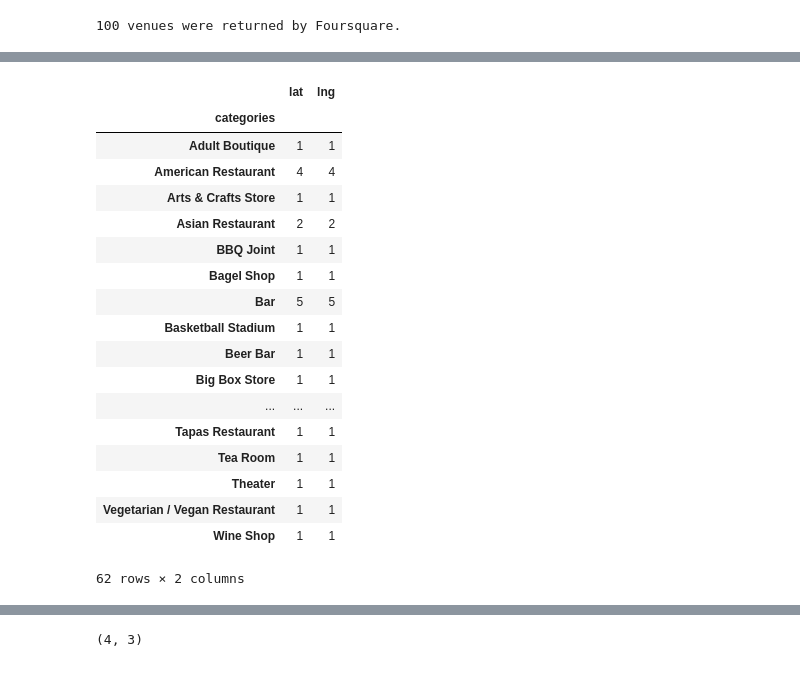
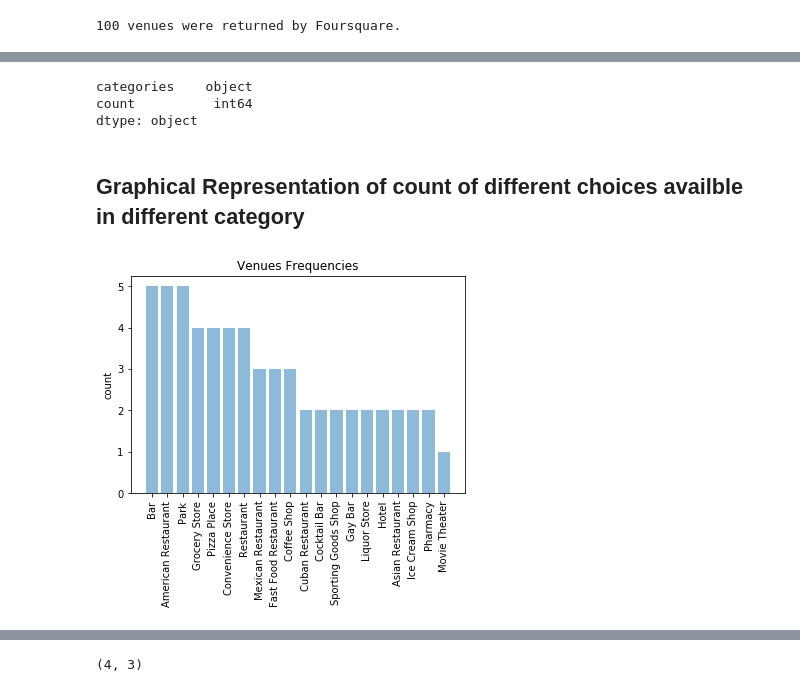
Before and after one commit to shilpisirohi12/Coursera_Capstone, a Jupyter notebook: The battle Of Neighbourhood (Capstone Project).ipynb, the cells around one changed output, grey strips where cells are left out. Saved outputs shown, nothing was run; the diff lists cells and outputs as text; code cells hidden in the pictures.

```diff
--- a/The battle Of Neighbourhood (Capstone Project).ipynb
+++ b/The battle Of Neighbourhood (Capstone Project).ipynb
@@ -222,22 +169,0 @@ orlando_grouped
-# %%
-nearby_venues.set_index(["categories","name"]).count(level="categories")
-# %% [output]
-|  | lat | lng |
-| categories |  |  |
-| Adult Boutique | 1 | 1 |
-| American Restaurant | 4 | 4 |
-| Arts & Crafts Store | 1 | 1 |
-| Asian Restaurant | 2 | 2 |
-| BBQ Joint | 1 | 1 |
-| Bagel Shop | 1 | 1 |
-| Bar | 5 | 5 |
-| Basketball Stadium | 1 | 1 |
-| Beer Bar | 1 | 1 |
-| Big Box Store | 1 | 1 |
-| ... | ... | ... |
-| Tapas Restaurant | 1 | 1 |
-| Tea Room | 1 | 1 |
-| Theater | 1 | 1 |
-| Vegetarian / Vegan Restaurant | 1 | 1 |
-| Wine Shop | 1 | 1 |
-62 rows × 2 columns
@@ -243,0 +177,8 @@ nearby_venues.set_index(["categories","name"]).count(level="categories")
+# %%
+counting_venues.dtypes
+# %% [output]
+categories    object
+count          int64
+dtype: object
+# %% [markdown]
+## Graphical Representation of count of different choices availble in different category
@@ -243,0 +187,11 @@ nearby_venues.set_index(["categories","name"]).count(level="categories")
+# %%
+x=np.arange(len(counting_venues["categories"]))
+
+plt.bar(x,counting_venues["count"], align='center', alpha=0.5)
+plt.xticks(x, counting_venues["categories"],rotation=90)
+plt.ylabel('count')
+plt.title('Venues Frequencies')
+
+plt.show()
+# %% [output]
+[figure, added]
```
Also changed, not shown: parts of 19 cells of this notebook, 2 other files.
